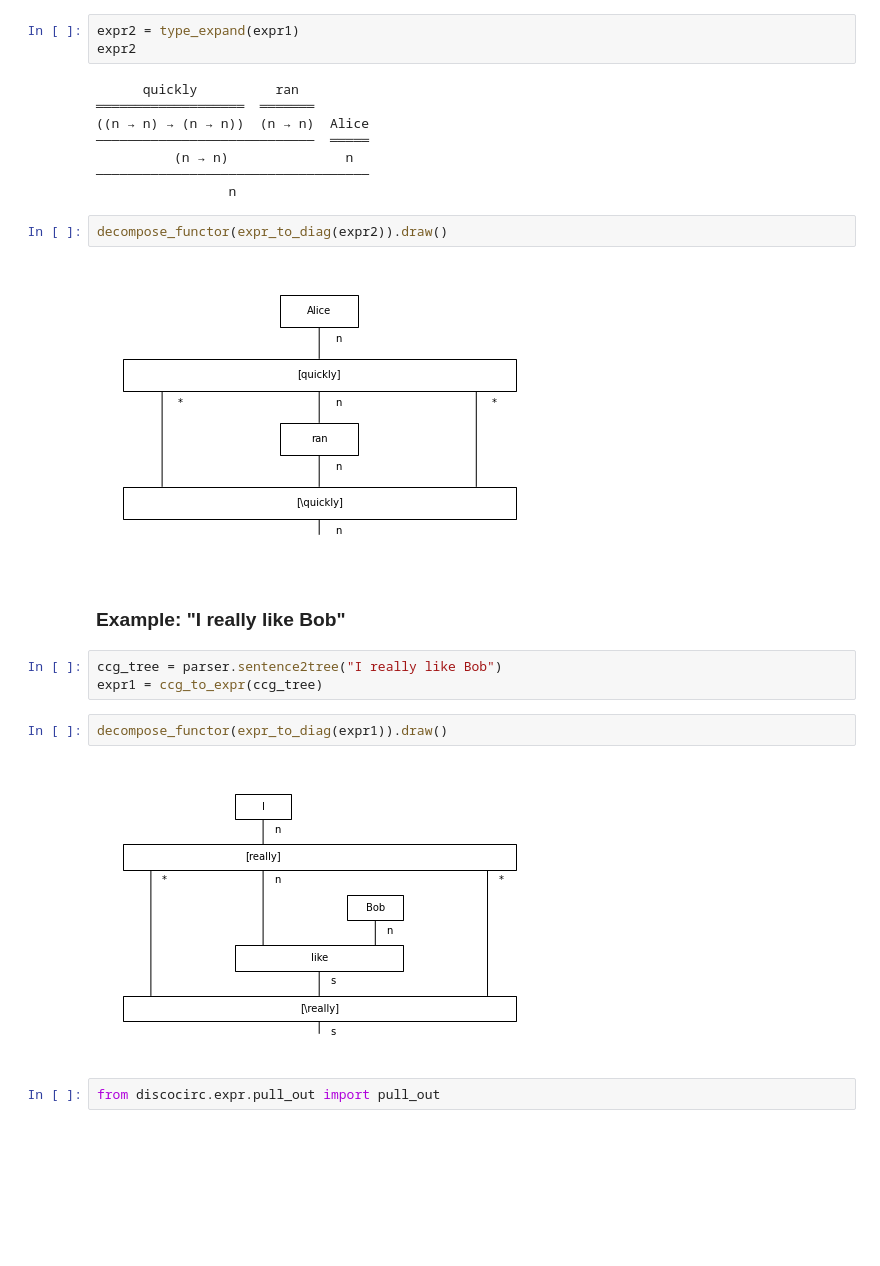
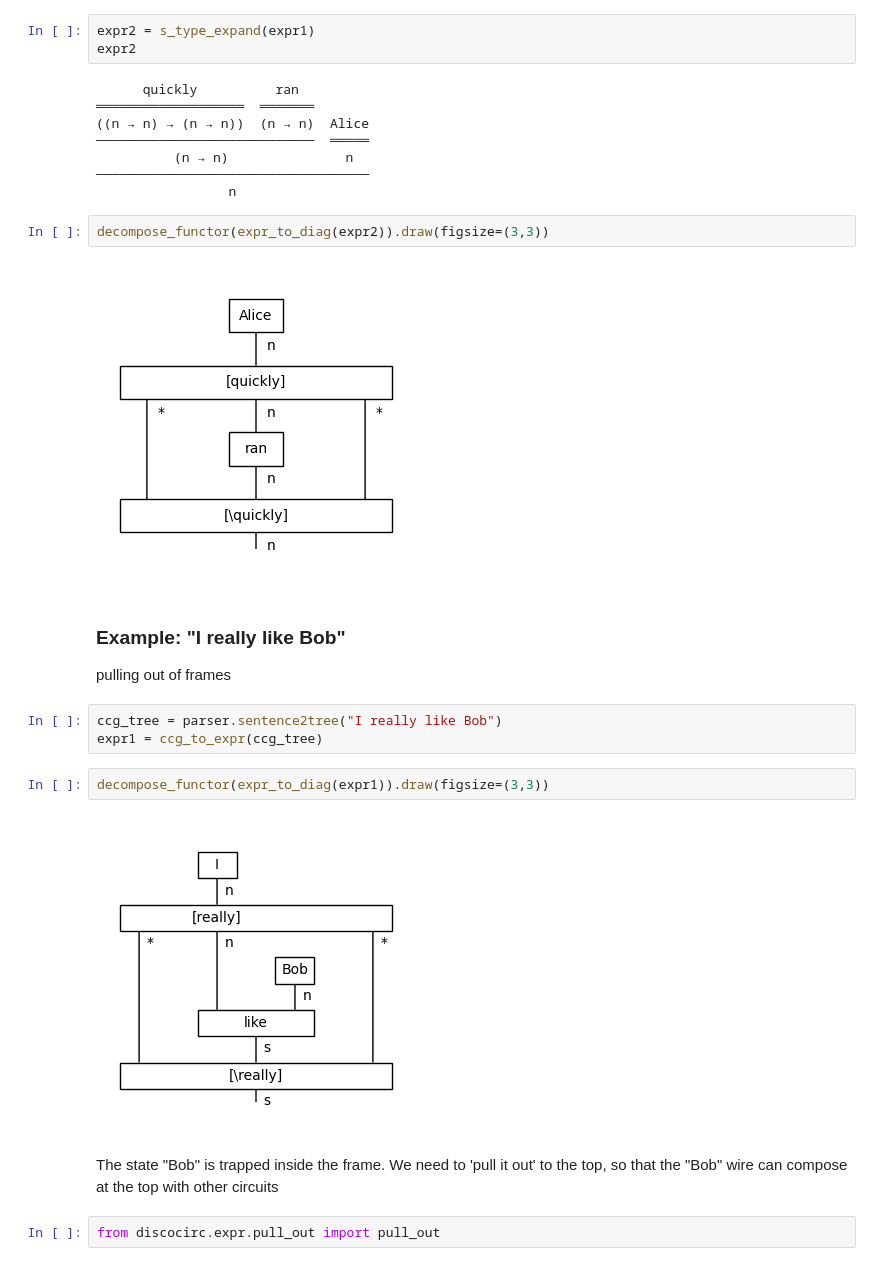
Before and after one commit to CQCL/text_to_discocirc, a Jupyter notebook: tech-demo.ipynb, the cells around one changed output. Drawn from its saved outputs; the diff is of its cells as text; blank space fills up the shorter version.

```diff
--- a/tech-demo.ipynb
+++ b/tech-demo.ipynb
@@ -96,5 +100,5 @@ decompose_functor(expr_to_diag(expr1)).draw()
 # %%
-expr2 = type_expand(expr1)
+expr2 = s_type_expand(expr1)
 expr2
 # %% [output]
       quickly          ran
@@ -105,18 +109,21 @@ expr2
 ───────────────────────────────────
                  n
 # %%
-decompose_functor(expr_to_diag(expr2)).draw()
+decompose_functor(expr_to_diag(expr2)).draw(figsize=(3,3))
 # %% [output]
-[figure, old version]
+[figure, new version]
 # %% [markdown]
 ### Example: "I really like Bob"
+pulling out of frames
 # %%
 ccg_tree = parser.sentence2tree("I really like Bob")
 expr1 = ccg_to_expr(ccg_tree)
 # %%
-decompose_functor(expr_to_diag(expr1)).draw()
+decompose_functor(expr_to_diag(expr1)).draw(figsize=(3,3))
 # %% [output]
-[figure, old version]
+[figure, new version]
+# %% [markdown]
+The state "Bob" is trapped inside the frame. We need to 'pull it out' to the top, so that the "Bob" wire can compose at the top with other circuits
 # %%
 from discocirc.expr.pull_out import pull_out
 # %%
```
Also changed, not shown: parts of 38 cells of this notebook.
